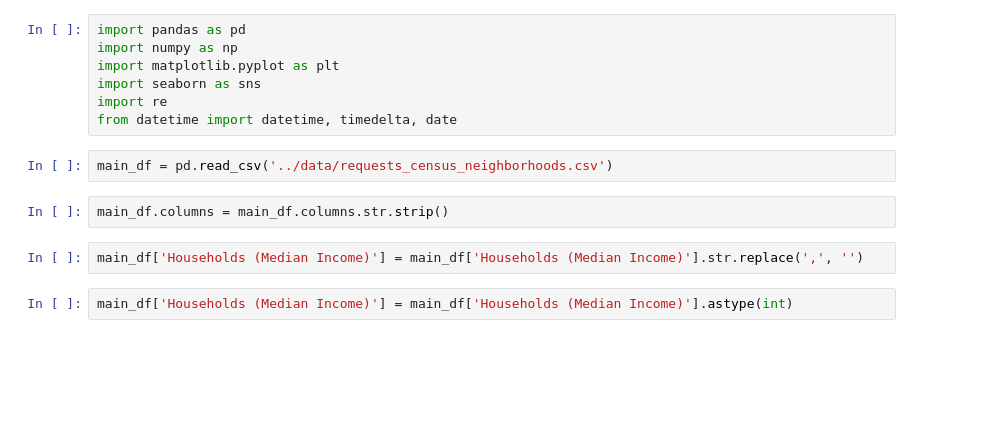
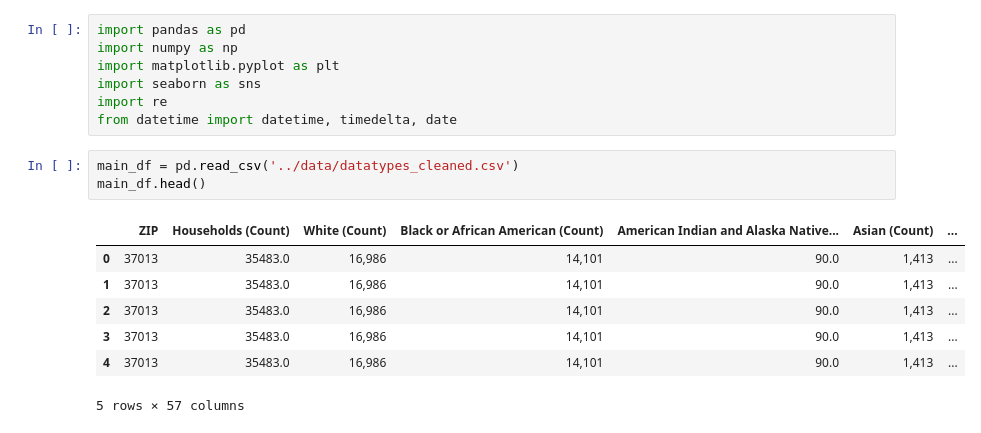
Before and after one commit to PrestonSpencer/Capstone-Nashville-Software-School-Nashville-311-Analysis, a Jupyter notebook: notebooks/visuals_and_analysis.ipynb, the cells around one changed output. Saved outputs shown, nothing was run; the diff lists cells and outputs as text; blank space fills up the shorter version.

```diff
--- a/notebooks/visuals_and_analysis.ipynb
+++ b/notebooks/visuals_and_analysis.ipynb
@@ -6,10 +6,13 @@ import seaborn as sns
 import re
 from datetime import datetime, timedelta, date
 # %%
-main_df = pd.read_csv('../data/requests_census_neighborhoods.csv')
+main_df = pd.read_csv('../data/datatypes_cleaned.csv')
+main_df.head()
+# %% [output]
+|  | ZIP | Households (Count) | White (Count) | Black or African American (Count) | American Indian and Alaska Native... | Asian (Count) | ... |
+| 0 | 37013 | 35483.0 | 16,986 | 14,101 | 90.0 | 1,413 | ... |
+| 1 | 37013 | 35483.0 | 16,986 | 14,101 | 90.0 | 1,413 | ... |
+| 2 | 37013 | 35483.0 | 16,986 | 14,101 | 90.0 | 1,413 | ... |
+| 3 | 37013 | 35483.0 | 16,986 | 14,101 | 90.0 | 1,413 | ... |
+| 4 | 37013 | 35483.0 | 16,986 | 14,101 | 90.0 | 1,413 | ... |
+5 rows × 57 columns
-# %%
-main_df.columns = main_df.columns.str.strip()
-# %%
-main_df['Households (Median Income)'] = main_df['Households (Median Income)'].str.replace(',', '')
-# %%
-main_df['Households (Median Income)'] = main_df['Households (Median Income)'].astype(int)
```
Also changed, not shown: parts of 27 cells of this notebook, 2 other files.
